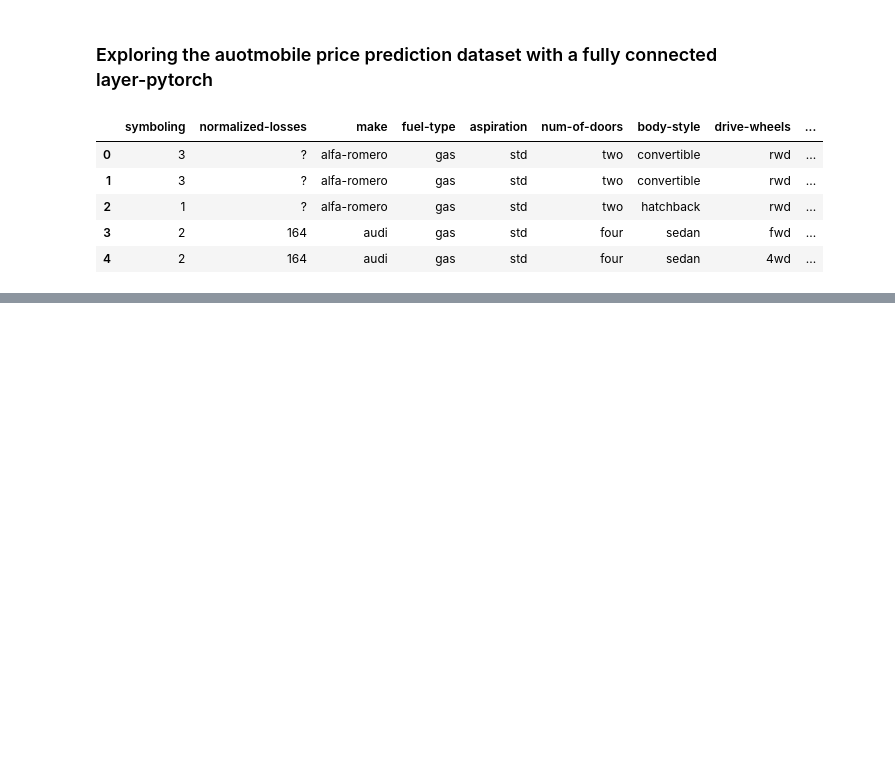
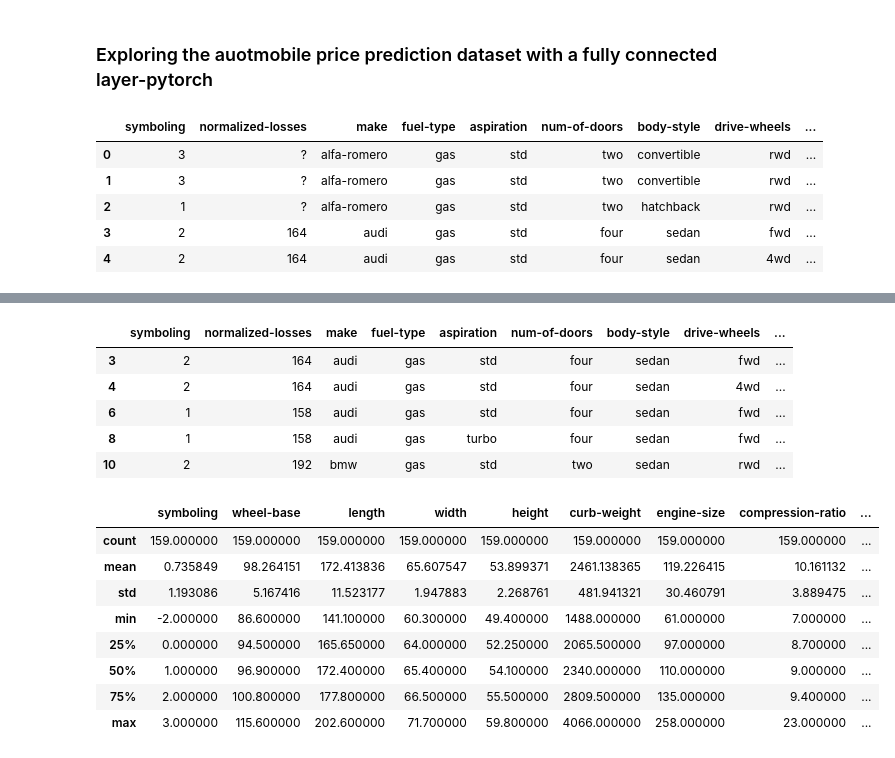
Before and after one commit to bisoisk/60daysOfCodeUdacityChallenge-S-P-AIChallenge, a Jupyter notebook: 60_days_of_code_udacity.ipynb, the cells around one changed output, grey strips where cells are left out. Saved outputs shown, nothing was run; the diff lists cells and outputs as text; code cells hidden in the pictures; blank space fills up the shorter version.

```diff
--- a/60_days_of_code_udacity.ipynb
+++ b/60_days_of_code_udacity.ipynb
@@ -1459,0 +1329,5 @@ automobile_data.describe()
+# %%
+import numpy as np
+automobile_data =automobile_data.replace('?',np.nan)
+automobile_data.head()
+automobile_data.describe()
@@ -1459,0 +1350,21 @@ automobile_data.describe()
+# %%
+automobile_data =automobile_data.dropna()
+# %%
+automobile_data.head()
+automobile_data.describe()
+# %% [output]
+|  | symboling | normalized-losses | make | fuel-type | aspiration | num-of-doors | body-style | drive-wheels | ... |
+| 3 | 2 | 164 | audi | gas | std | four | sedan | fwd | ... |
+| 4 | 2 | 164 | audi | gas | std | four | sedan | 4wd | ... |
+| 6 | 1 | 158 | audi | gas | std | four | sedan | fwd | ... |
+| 8 | 1 | 158 | audi | gas | turbo | four | sedan | fwd | ... |
+| 10 | 2 | 192 | bmw | gas | std | two | sedan | rwd | ... |
+|  | symboling | wheel-base | length | width | height | curb-weight | engine-size | compression-ratio | ... |
+| count | 159.000000 | 159.000000 | 159.000000 | 159.000000 | 159.000000 | 159.000000 | 159.000000 | 159.000000 | ... |
+| mean | 0.735849 | 98.264151 | 172.413836 | 65.607547 | 53.899371 | 2461.138365 | 119.226415 | 10.161132 | ... |
+| std | 1.193086 | 5.167416 | 11.523177 | 1.947883 | 2.268761 | 481.941321 | 30.460791 | 3.889475 | ... |
+| min | -2.000000 | 86.600000 | 141.100000 | 60.300000 | 49.400000 | 1488.000000 | 61.000000 | 7.000000 | ... |
+| 25% | 0.000000 | 94.500000 | 165.650000 | 64.000000 | 52.250000 | 2065.500000 | 97.000000 | 8.700000 | ... |
+| 50% | 1.000000 | 96.900000 | 172.400000 | 65.400000 | 54.100000 | 2340.000000 | 110.000000 | 9.000000 | ... |
+| 75% | 2.000000 | 100.800000 | 177.800000 | 66.500000 | 55.500000 | 2809.500000 | 135.000000 | 9.400000 | ... |
+| max | 3.000000 | 115.600000 | 202.600000 | 71.700000 | 59.800000 | 4066.000000 | 258.000000 | 23.000000 | ... |
```
Also changed, not shown: parts of 138 cells of this notebook.
